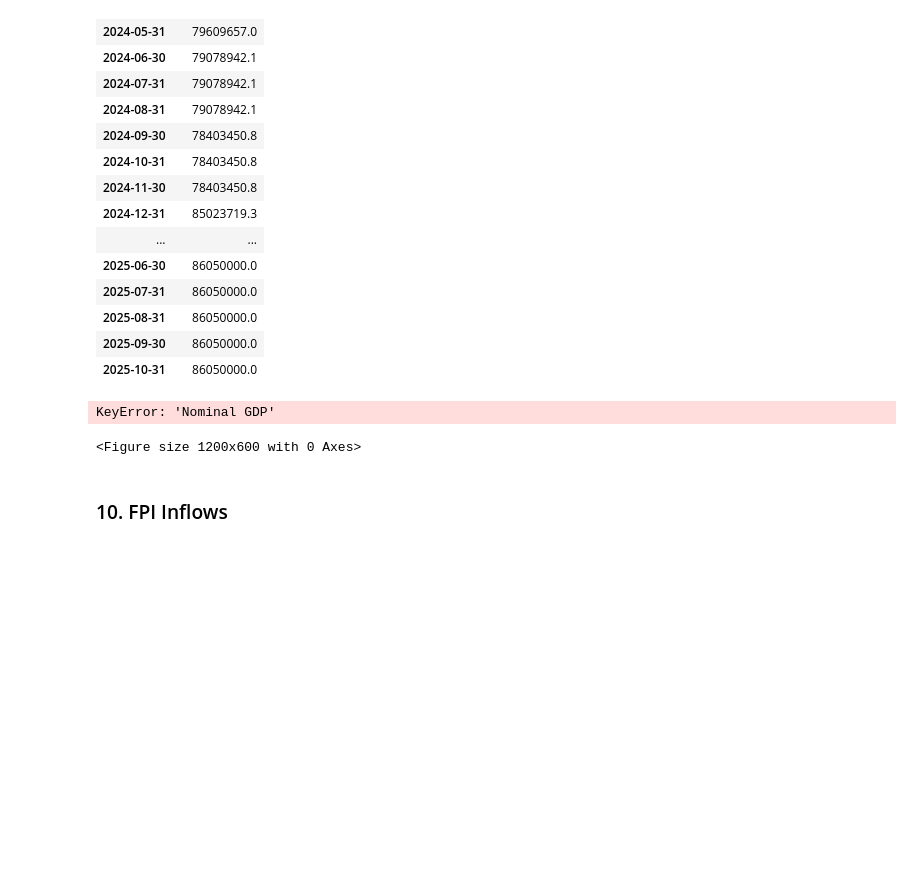
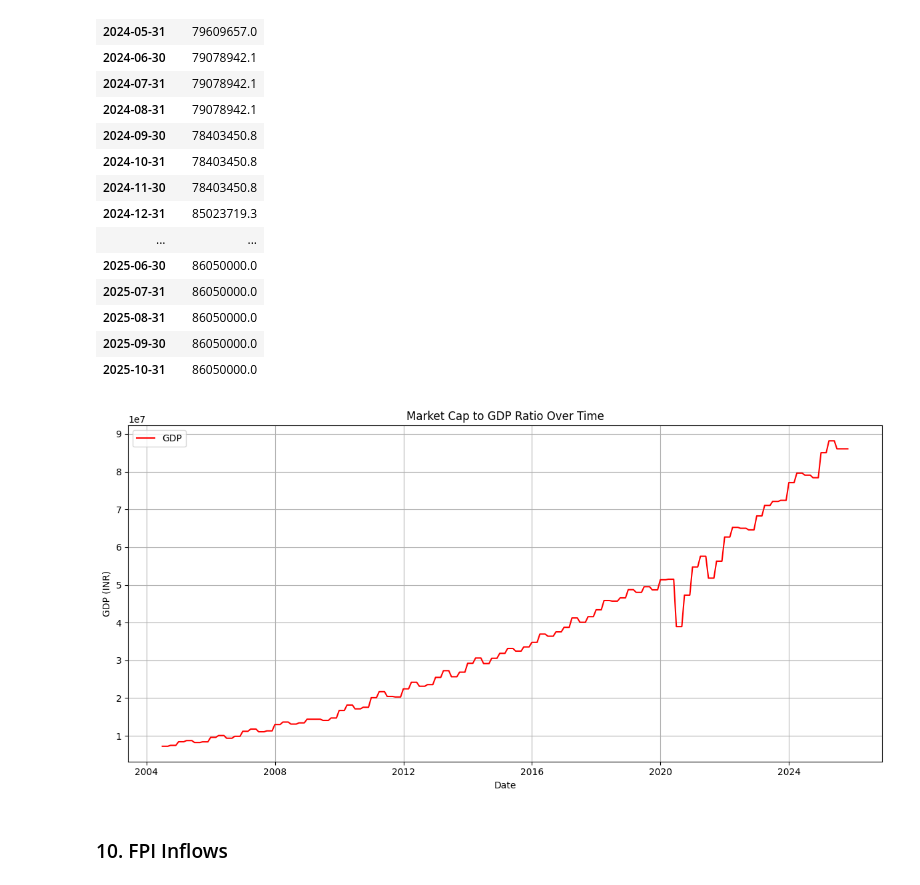
Before and after one commit to rajmehta982/indian_market_regimes, a Jupyter notebook: market_regime_notebook.ipynb, the cells around one changed output. Saved outputs shown, nothing was run; the diff lists cells and outputs as text; code cells hidden in the pictures; blank space fills up the shorter version.

```diff
--- a/market_regime_notebook.ipynb
+++ b/market_regime_notebook.ipynb
@@ -555,17 +555,16 @@ display(gdp_data_df.tail(20))
 # %%
 # Plot GDP over time
 plt.figure(figsize=(12,6))
-plt.plot(market_data.index, market_data['Nominal GDP'], label='GDP', color='red')
+plt.plot(gdp_data_df.index, gdp_data_df['Nominal GDP'], label='GDP', color='red')
 plt.xlabel('Date')
 plt.ylabel('GDP (INR)')
-plt.title('Monthly GDP Over Time')
+plt.title('Market Cap to GDP Ratio Over Time')
 plt.legend()
 plt.grid(True)
 plt.tight_layout()
 plt.show()
 # %% [output]
-KeyError: 'Nominal GDP'
-<Figure size 1200x600 with 0 Axes>
+[figure, added]
 # %% [markdown]
 ### 10. FPI Inflows
 # %%
```
Also changed, not shown: parts of 22 cells of this notebook.
